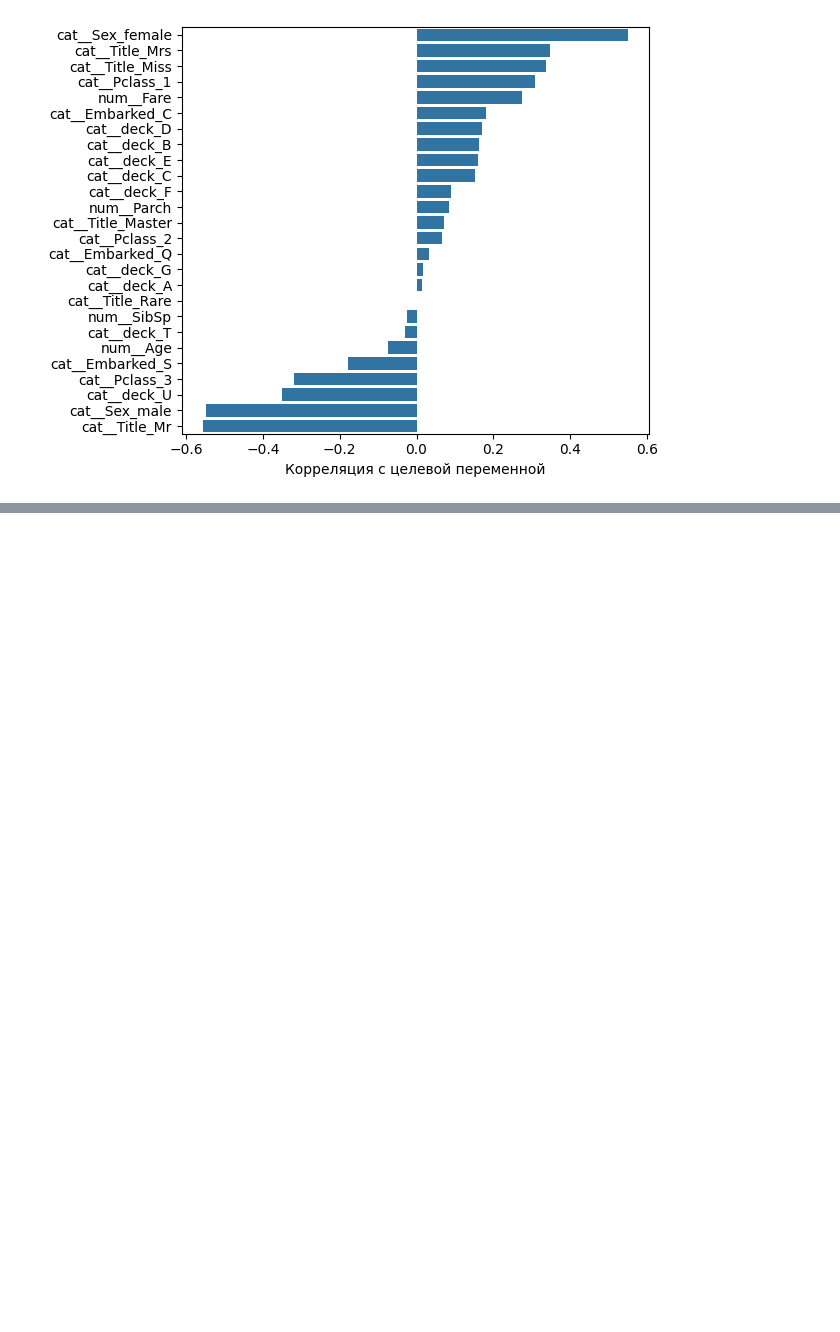
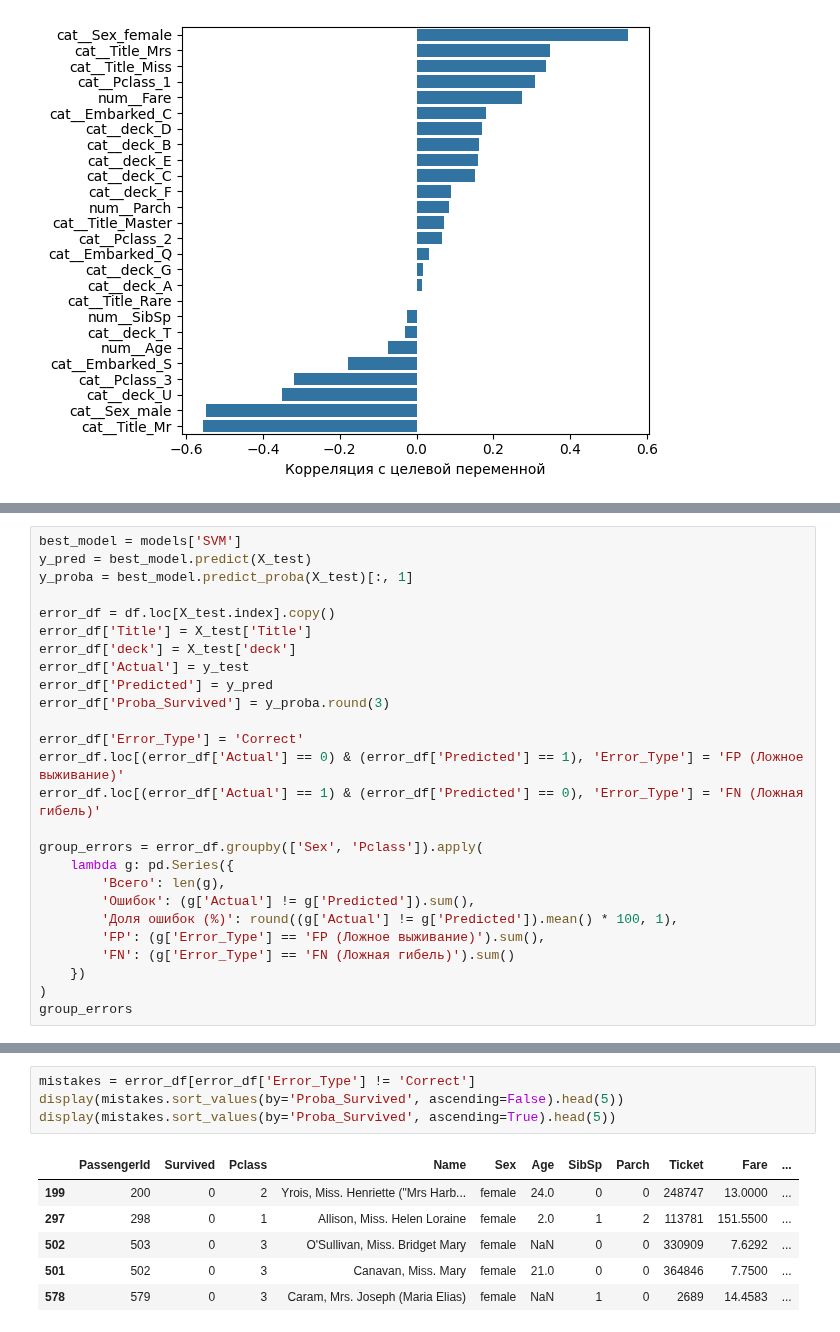
Before and after one commit to geori0/ml_labs, a Jupyter notebook: classification/lab02.ipynb, the cells around one changed output, grey strips where cells are left out. Cells and saved outputs as stored; diff of their text form; blank space fills up the shorter version.

Commit message:
анализ ошибок

```diff
--- a/classification/lab02.ipynb
+++ b/classification/lab02.ipynb
@@ -294,0 +336,26 @@ plt.show()
+# %%
+best_model = models['SVM']
+y_pred = best_model.predict(X_test)
+y_proba = best_model.predict_proba(X_test)[:, 1]
+
+error_df = df.loc[X_test.index].copy()
+error_df['Title'] = X_test['Title']
+error_df['deck'] = X_test['deck']
+error_df['Actual'] = y_test
+error_df['Predicted'] = y_pred
+error_df['Proba_Survived'] = y_proba.round(3)
+
+error_df['Error_Type'] = 'Correct'
+error_df.loc[(error_df['Actual'] == 0) & (error_df['Predicted'] == 1), 'Error_Type'] = 'FP (Ложное выживание)'
+error_df.loc[(error_df['Actual'] == 1) & (error_df['Predicted'] == 0), 'Error_Type'] = 'FN (Ложная гибель)'
+
+group_errors = error_df.groupby(['Sex', 'Pclass']).apply(
+    lambda g: pd.Series({
+        'Всего': len(g),
+        'Ошибок': (g['Actual'] != g['Predicted']).sum(),
+        'Доля ошибок (%)': round((g['Actual'] != g['Predicted']).mean() * 100, 1),
+        'FP': (g['Error_Type'] == 'FP (Ложное выживание)').sum(),
+        'FN': (g['Error_Type'] == 'FN (Ложная гибель)').sum()
+    })
+)
+group_errors
@@ -294,0 +371,11 @@ plt.show()
+# %%
+mistakes = error_df[error_df['Error_Type'] != 'Correct']
+display(mistakes.sort_values(by='Proba_Survived', ascending=False).head(5))
+display(mistakes.sort_values(by='Proba_Survived', ascending=True).head(5))
+# %% [output]
+|  | PassengerId | Survived | Pclass | Name | Sex | Age | SibSp | Parch | Ticket | Fare | ... |
+| 199 | 200 | 0 | 2 | Yrois, Miss. Henriette ("Mrs Harb... | female | 24.0 | 0 | 0 | 248747 | 13.0000 | ... |
+| 297 | 298 | 0 | 1 | Allison, Miss. Helen Loraine | female | 2.0 | 1 | 2 | 113781 | 151.5500 | ... |
+| 502 | 503 | 0 | 3 | O'Sullivan, Miss. Bridget Mary | female | NaN | 0 | 0 | 330909 | 7.6292 | ... |
+| 501 | 502 | 0 | 3 | Canavan, Miss. Mary | female | 21.0 | 0 | 0 | 364846 | 7.7500 | ... |
+| 578 | 579 | 0 | 3 | Caram, Mrs. Joseph (Maria Elias) | female | NaN | 1 | 0 | 2689 | 14.4583 | ... |
```
Also changed, not shown: parts of 7 cells of this notebook.
